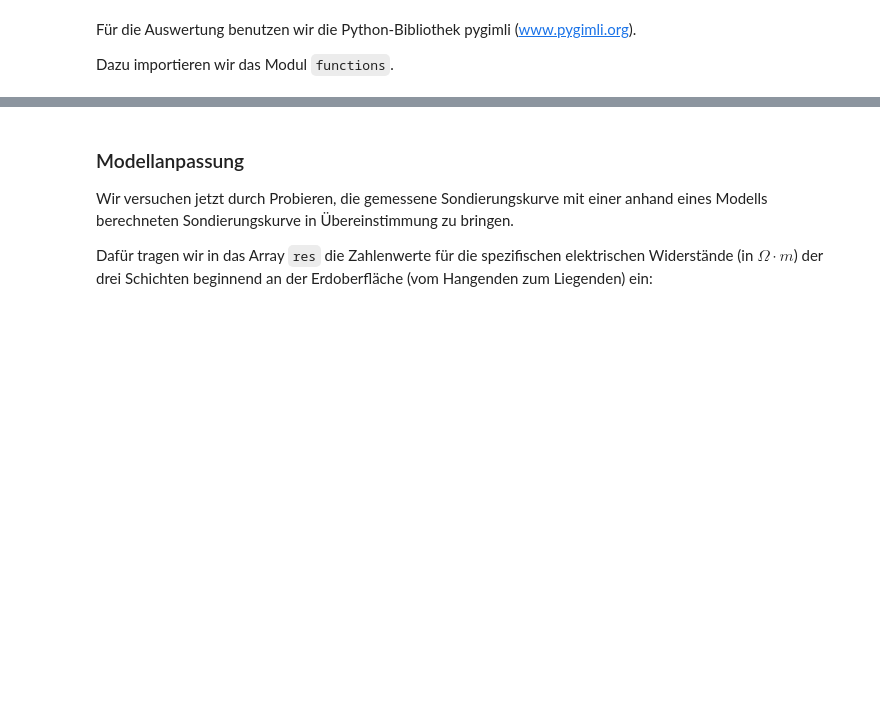
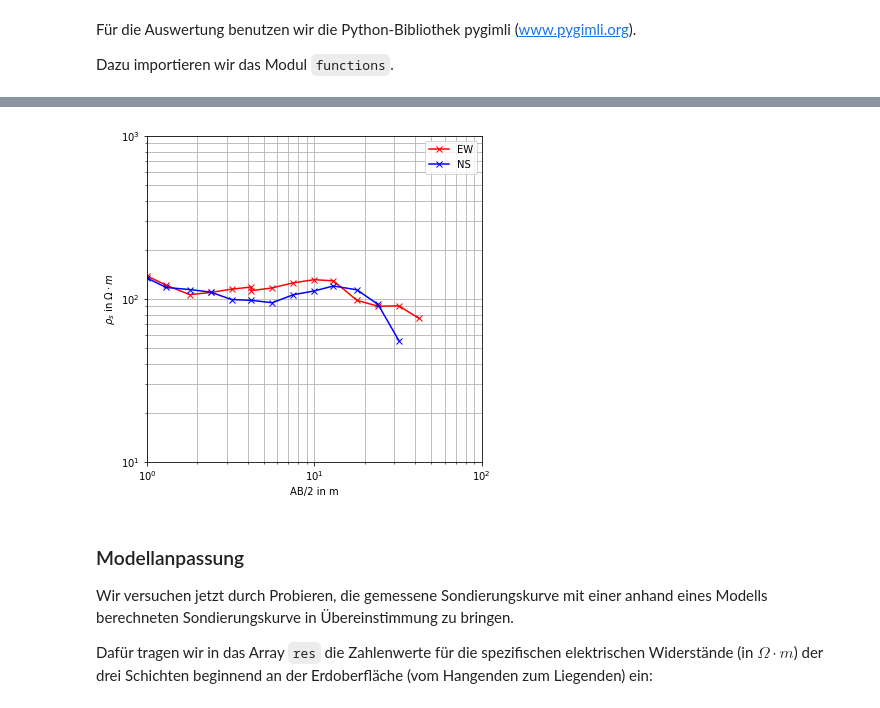
Before and after one commit to ruboerner/pg, a Jupyter notebook: Geoelektrik_Kolleg.ipynb, the cells around one changed output, grey strips where cells are left out. Saved outputs shown, nothing was run; the diff lists cells and outputs as text; code cells hidden in the pictures; blank space fills up the shorter version.

```diff
--- a/Geoelektrik_Kolleg.ipynb
+++ b/Geoelektrik_Kolleg.ipynb
@@ -96,3 +96,19 @@ rhoa = np.array([138.18, 121.56, 106.22,
                 131.25, 129.04, 97.92,
                 90.23, 90.63, 76.16
                 ])
+# %%
+ab2_NS = np.array([1.00, 1.30, 1.80,
+        2.40, 3.20, 4.20,
+        5.60, 7.50, 10.00,
+        13.00, 18.00, 24.00, 32.00
+])
+mn2_NS = np.array([0.30, 0.30, 0.30,
+    0.30, 0.30, 0.30, 0.30,
+    1.00, 1.00, 1.00, 1.00,
+    1.00, 1.00
+])
+rhoa_NS = np.array([134.36, 117.62, 114.13,
+    110.14, 99.12, 98.05,
+    94.76, 106.13, 111.96,
+    120.07, 113.65, 92.58, 55.44
+])
@@ -99,3 +122,16 @@ rhoa = np.array([138.18, 121.56, 106.22,
+# %%
+fig, ax = plt.subplots(figsize=(6,6))
+ax.loglog(ab2_EW, rhoa_EW, 'rx-', label='EW')
+ax.loglog(ab2_NS, rhoa_NS, 'bx-', label='NS')
+ax.set_xlim((1.0, 100.0))
+ax.set_ylim((10.0,1000.0))
+ax.set_xlabel('AB/2 in m')
+ax.set_ylabel(r'$\rho_s$ in $\Omega\cdot m$')
+ax.legend(loc='best')
+ax.grid(True, which='both')
+plt.show()
+# %% [output]
+[figure, added]
 # %% [markdown]
 ### Modellanpassung
 
```
Also changed, not shown: parts of 5 cells of this notebook.
